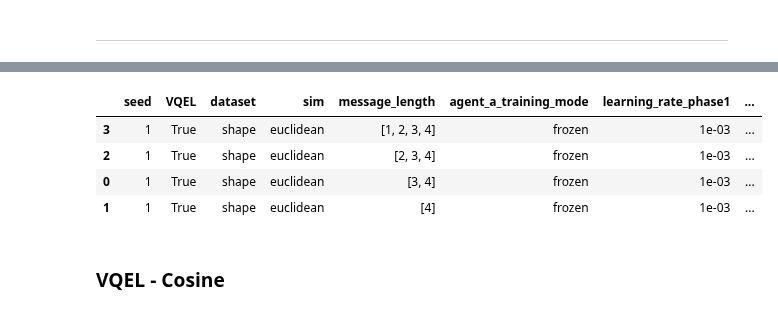
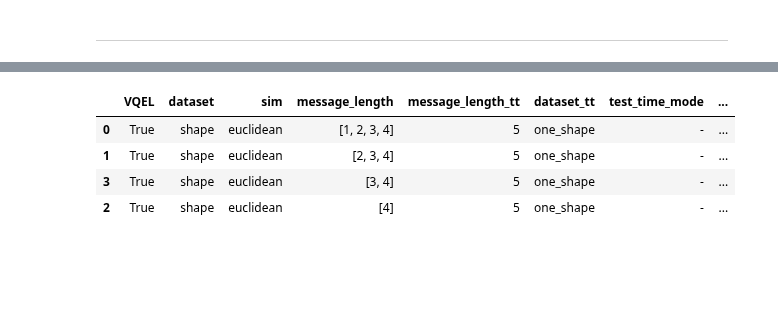
Before and after one commit to MehdiJmlkh/Test-Time-Emergent-Language, a Jupyter notebook: VQTT/results.ipynb, the cells around one changed output, grey strips where cells are left out. Drawn from its saved outputs; the diff is of its cells as text; code cells hidden in the pictures; blank space fills up the shorter version.

```diff
--- a/VQTT/results.ipynb
+++ b/VQTT/results.ipynb
@@ -41,6 +41,11 @@ df["freeze_object_encoder"] = df["freeze_object_encoder"].map({True: "yes", Fals
 
 df.loc[df["num_iterations"] == 0, "learning_rate_tt"] = "-"
 df.loc[df["agent_a_training_mode"] == 'frozen', "learning_rate_phase2_a"] = "-"
+df.loc[df["best_of_n"].isna(), "best_of_n"] = 1
+df.loc[df["dataset_tt"].isna(), "dataset_tt"] = "one_shape"
+df.loc[df["sampling_temperature_tt"].isna(), "sampling_temperature_tt"] = df["sampling_temperature"]
+
+df.loc[(df["num_iterations"] == 0) | (df["best_of_n"] == 1), "test_time_mode"] = "-"
 
 df = df.where(pd.notna(df), "None")
 pd.options.display.float_format = '{:.10g}'.format
@@ -51,5 +56,5 @@ Total reports loaded: 28
 # %%
-def filter_df(filters, df=df):
+def filter_df(filters, df=df, sort_by=["seed"]):
 
     idx = pd.Series(True, index=df.index)
 
@@ -64,7 +69,7 @@ def filter_df(filters, df=df):
                 mask |= (df[key] == value)
         idx &= mask
 
-    return df[idx].sort_values(by=["message_length", "agent_a_training_mode", "learning_rate_phase1", "learning_rate_phase2_b", "learning_rate_phase2_a", "learning_rate_tt", "num_iterations"])
+    return df[idx].sort_values(by=sort_by)
 # %%
 import base64
 
@@ -182,7 +187,7 @@ from itertools import product
 import pandas as pd
 
 
-def extract_maxes(df, cols=["seed", "agent_a_training_mode"], max_col="mutual_play_accuracy"):
+def extract_maxes(df, cols=["seed", "agent_a_training_mode"], max_col="test_time_training_accuracy"):
     values = []
     for col in cols:
         value = set(df[col])
@@ -313,8 +306,9 @@ res = filter_df({
     "dataset": "shape",
     "sim": "euclidean",
     "VQEL": True,
-})
+    "test_time_mode": "-"
+}, sort_by=["message_length"])
 
-to_html(res[vq_cols_report])
+to_html(res[scaling_cols_report])
 
-res[vq_cols]
+# res[scaling_cols]
@@ -335,11 +315,9 @@ res[vq_cols]
 # %%
 final = extract_maxes(res, cols=["agent_a_training_mode", "message_length"])
-final[vq_cols]
+final[scaling_cols]
 # %% [output]
-|  | seed | VQEL | dataset | sim | message_length | agent_a_training_mode | learning_rate_phase1 | ... |
-| 3 | 1 | True | shape | euclidean | [1, 2, 3, 4] | frozen | 1e-03 | ... |
-| 2 | 1 | True | shape | euclidean | [2, 3, 4] | frozen | 1e-03 | ... |
-| 0 | 1 | True | shape | euclidean | [3, 4] | frozen | 1e-03 | ... |
-| 1 | 1 | True | shape | euclidean | [4] | frozen | 1e-03 | ... |
+|  | VQEL | dataset | sim | message_length | message_length_tt | dataset_tt | test_time_mode | ... |
+| 0 | True | shape | euclidean | [1, 2, 3, 4] | 5 | one_shape | - | ... |
+| 1 | True | shape | euclidean | [2, 3, 4] | 5 | one_shape | - | ... |
+| 3 | True | shape | euclidean | [3, 4] | 5 | one_shape | - | ... |
+| 2 | True | shape | euclidean | [4] | 5 | one_shape | - | ... |
-# %% [markdown]
-### VQEL - Cosine
```
Also changed, not shown: parts of 40 cells of this notebook.
